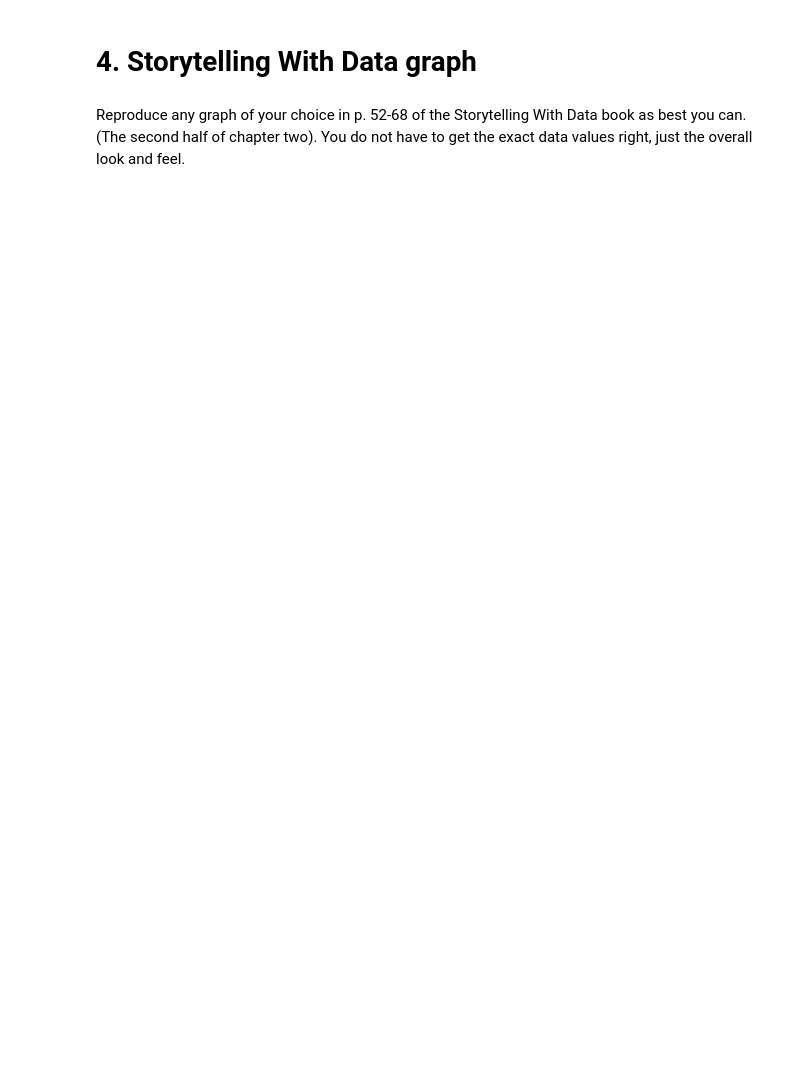
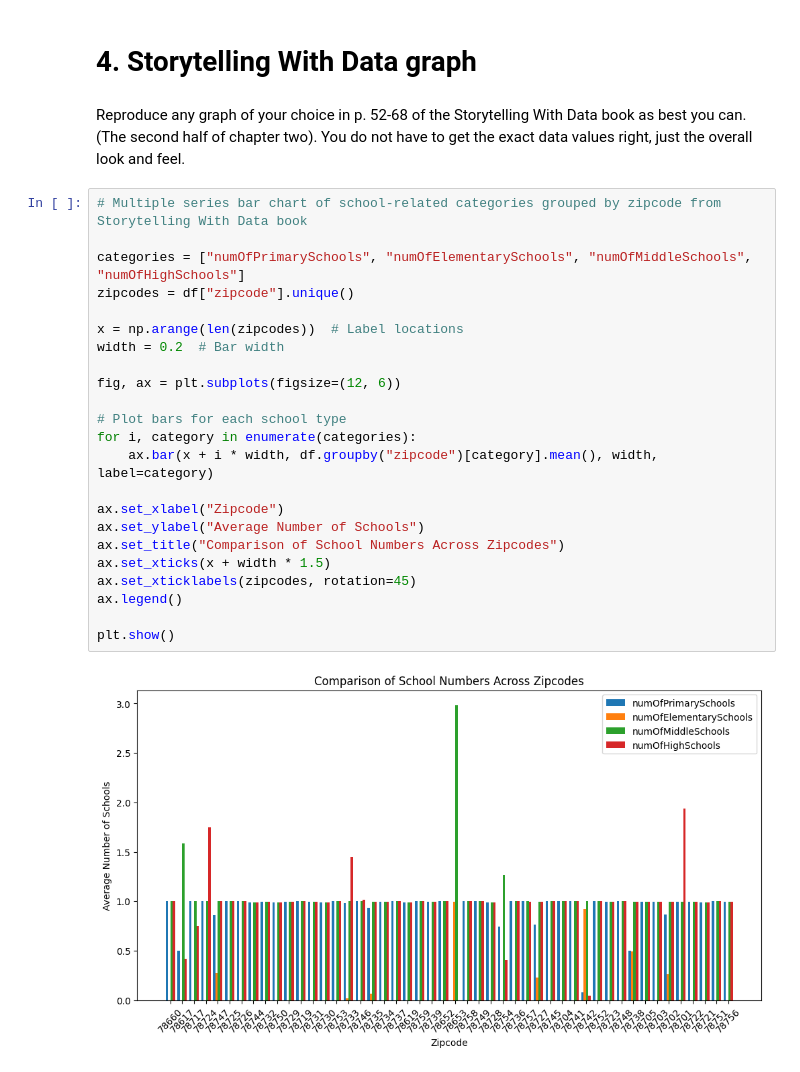
Before and after one commit to m-nowrin/AI-for-leader-sem-2, a Jupyter notebook: OMDS-ModB2-Week4-Nowrin-Mustary.ipynb, the cells around one changed output. Drawn from its saved outputs; the diff is of its cells as text; blank space fills up the shorter version.

```diff
--- a/OMDS-ModB2-Week4-Nowrin-Mustary.ipynb
+++ b/OMDS-ModB2-Week4-Nowrin-Mustary.ipynb
@@ -327,3 +352,28 @@ Name: 0, dtype: object
 # 4. Storytelling With Data graph
 # %% [markdown]
 Reproduce any graph of your choice in p. 52-68 of the Storytelling With Data book as best you can.  (The second half of chapter two).  You do not have to get the exact data values right, just the overall look and feel.
+# %%
+# Multiple series bar chart of school-related categories grouped by zipcode from Storytelling With Data book
+
+categories = ["numOfPrimarySchools", "numOfElementarySchools", "numOfMiddleSchools", "numOfHighSchools"]
+zipcodes = df["zipcode"].unique()
+
+x = np.arange(len(zipcodes))  # Label locations
+width = 0.2  # Bar width
+
+fig, ax = plt.subplots(figsize=(12, 6))
+
+# Plot bars for each school type
+for i, category in enumerate(categories):
+    ax.bar(x + i * width, df.groupby("zipcode")[category].mean(), width, label=category)
+
+ax.set_xlabel("Zipcode")
+ax.set_ylabel("Average Number of Schools")
+ax.set_title("Comparison of School Numbers Across Zipcodes")
+ax.set_xticks(x + width * 1.5)
+ax.set_xticklabels(zipcodes, rotation=45)
+ax.legend()
+
+plt.show()
+# %% [output]
+[figure, added]
```
Also changed, not shown: parts of 2 cells of this notebook.
